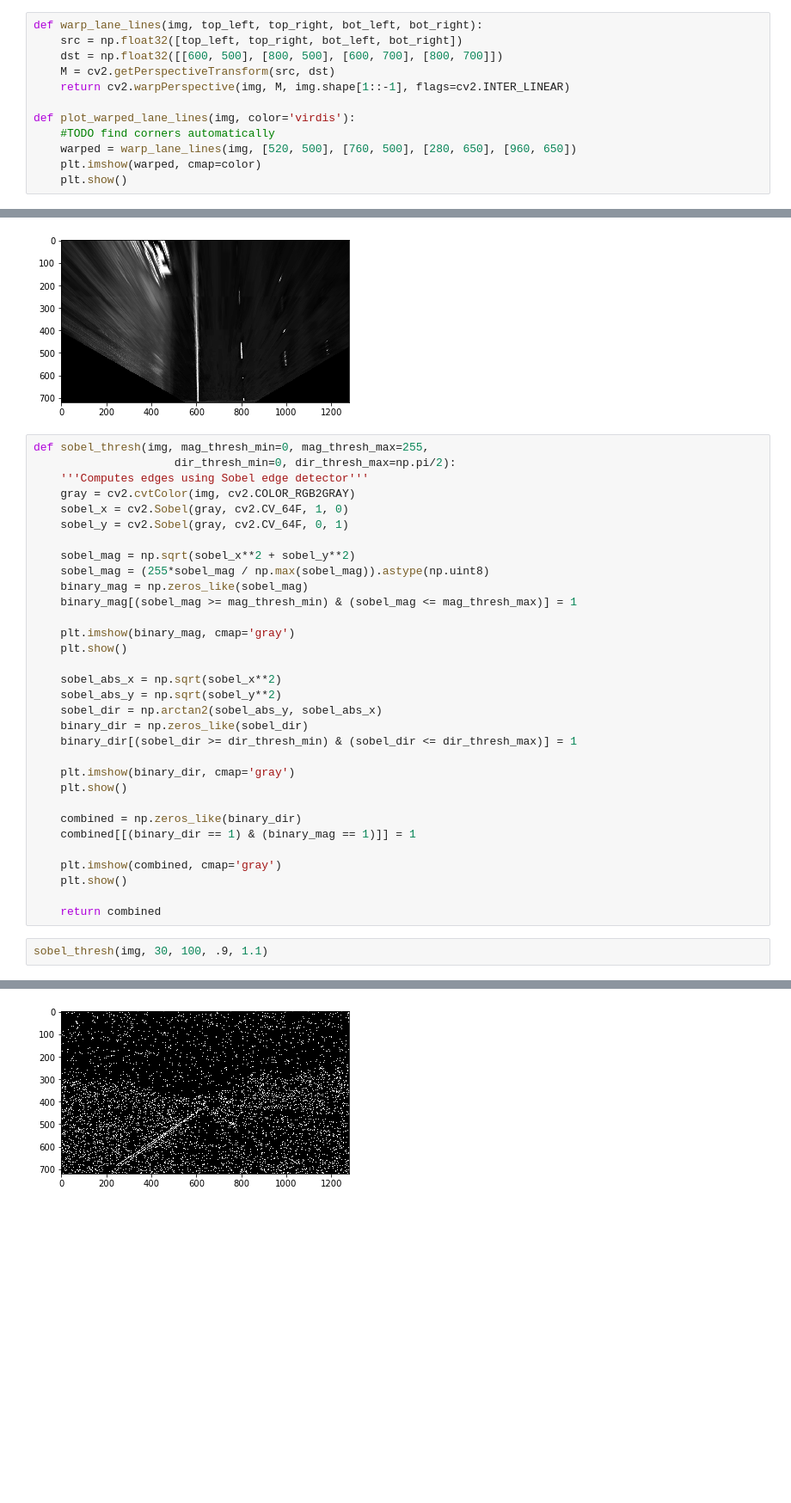
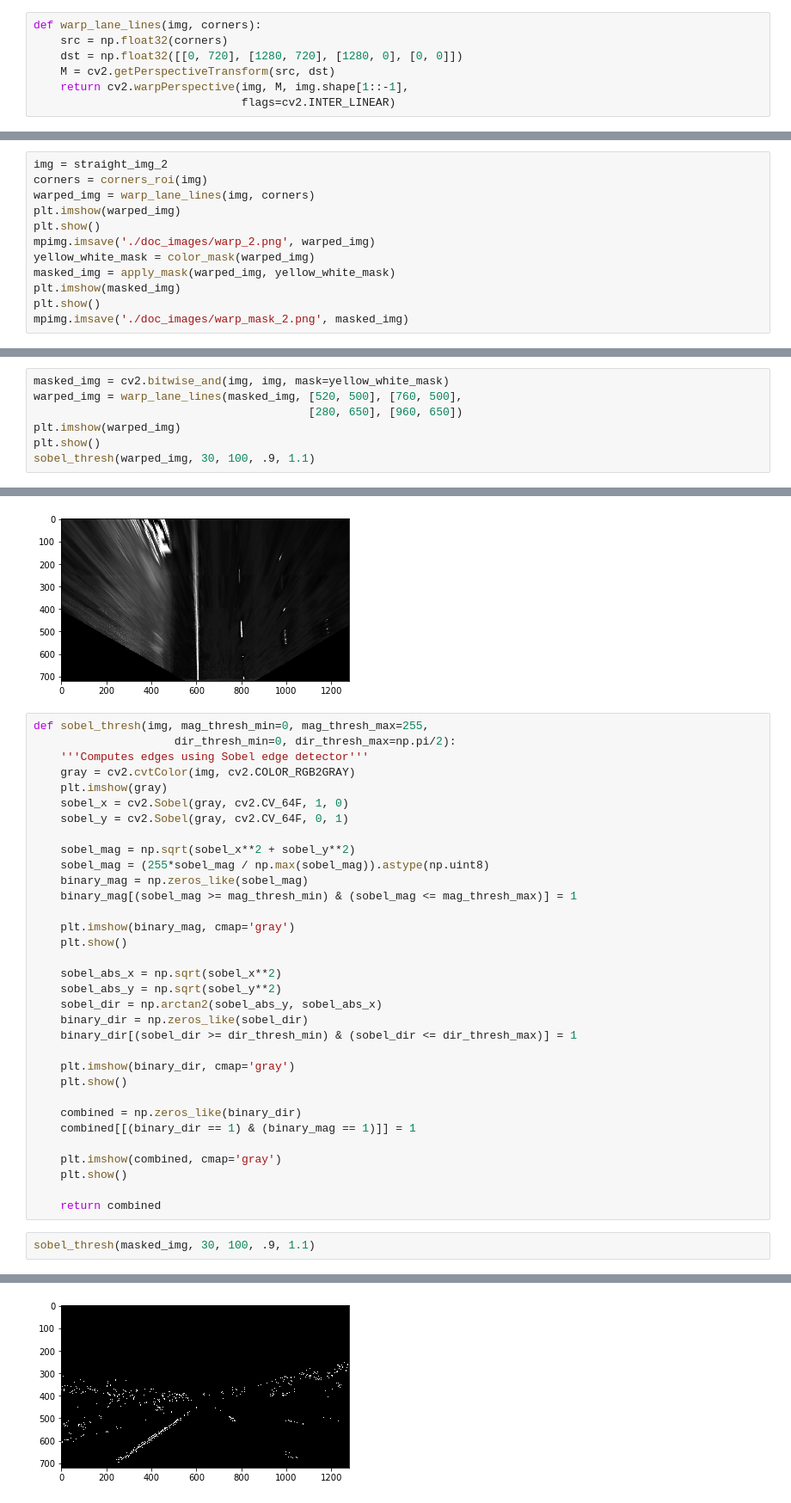
Before and after one commit to sketchc89/AdvanceLaneLines-P4, a Jupyter notebook: LineDetection.ipynb, the cells around one changed output, grey strips where cells are left out. Shown at 86% size. Drawn from its saved outputs; the diff is of its cells as text; blank space fills up the shorter version.

Commit message:
Disentangle plotting and transformations. Color mask + Perspective Transform

```diff
--- a/LineDetection.ipynb
+++ b/LineDetection.ipynb
@@ -110,14 +106,9 @@ plt.show()
 ## Warp Lane Lines
 * The function takes in a set of source points and warps to a birds-eye view using a perspective transform
 # %%
-def warp_lane_lines(img, top_left, top_right, bot_left, bot_right):
-    src = np.float32([top_left, top_right, bot_left, bot_right])
-    dst = np.float32([[600, 500], [800, 500], [600, 700], [800, 700]])
+def warp_lane_lines(img, corners):
+    src = np.float32(corners)
+    dst = np.float32([[0, 720], [1280, 720], [1280, 0], [0, 0]])
     M = cv2.getPerspectiveTransform(src, dst)
-    return cv2.warpPerspective(img, M, img.shape[1::-1], flags=cv2.INTER_LINEAR)
-
-def plot_warped_lane_lines(img, color='virdis'):
-    #TODO find corners automatically
-    warped = warp_lane_lines(img, [520, 500], [760, 500], [280, 650], [960, 650])
-    plt.imshow(warped, cmap=color)
-    plt.show()
+    return cv2.warpPerspective(img, M, img.shape[1::-1],
+                               flags=cv2.INTER_LINEAR)
@@ -131,0 +139,12 @@ plot_warped_lane_lines(straight_img_2)
+# %%
+img = straight_img_2
+corners = corners_roi(img)
+warped_img = warp_lane_lines(img, corners)
+plt.imshow(warped_img)
+plt.show()
+mpimg.imsave('./doc_images/warp_2.png', warped_img)
+yellow_white_mask = color_mask(warped_img)
+masked_img = apply_mask(warped_img, yellow_white_mask)
+plt.imshow(masked_img)
+plt.show()
+mpimg.imsave('./doc_images/warp_mask_2.png', masked_img)
@@ -131,0 +154,7 @@ plot_warped_lane_lines(straight_img_2)
+# %%
+masked_img = cv2.bitwise_and(img, img, mask=yellow_white_mask)
+warped_img = warp_lane_lines(masked_img, [520, 500], [760, 500],
+                                         [280, 650], [960, 650])
+plt.imshow(warped_img)
+plt.show()
+sobel_thresh(warped_img, 30, 100, .9, 1.1)
@@ -139,6 +180,7 @@ def sobel_thresh(img, mag_thresh_min=0, mag_thresh_max=255,
                      dir_thresh_min=0, dir_thresh_max=np.pi/2):
     '''Computes edges using Sobel edge detector'''
     gray = cv2.cvtColor(img, cv2.COLOR_RGB2GRAY)
+    plt.imshow(gray)
     sobel_x = cv2.Sobel(gray, cv2.CV_64F, 1, 0)
     sobel_y = cv2.Sobel(gray, cv2.CV_64F, 0, 1)
 
@@ -167,5 +209,5 @@ def sobel_thresh(img, mag_thresh_min=0, mag_thresh_max=255,
 
     return combined
 # %%
-sobel_thresh(img, 30, 100, .9, 1.1)
+sobel_thresh(masked_img, 30, 100, .9, 1.1)
 # %% [output]
@@ -173 +215 @@ sobel_thresh(img, 30, 100, .9, 1.1)
-[figure, old version]
+[figure, new version]
```
Also changed, not shown: parts of 12 cells of this notebook.
